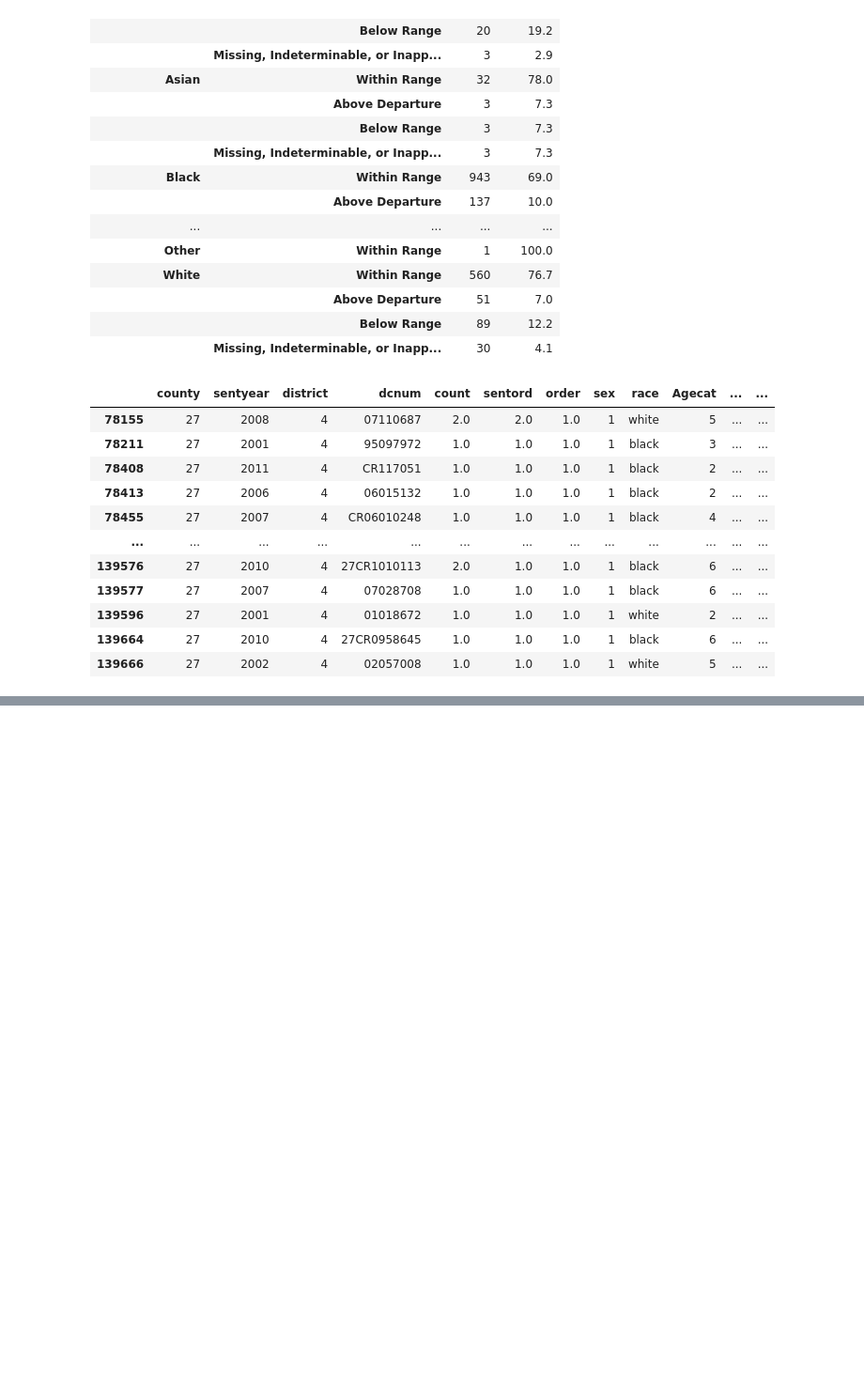
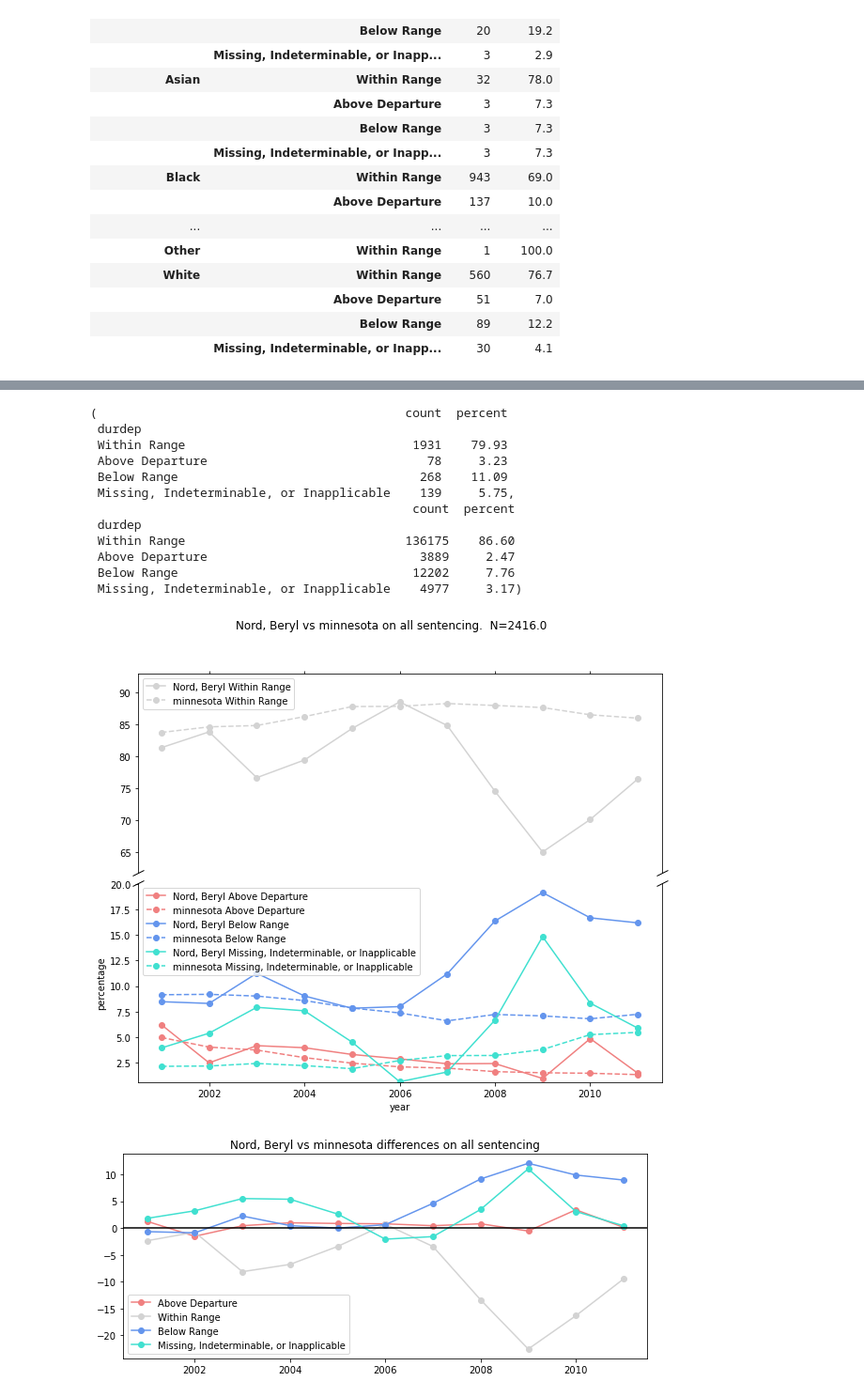
Before and after one commit to nitkiew2/QSIDE-JUSTFAIR-TOOLBOX, a Jupyter notebook: Package_testing.ipynb, the cells around one changed output, grey strips where cells are left out. Shown at 94% size. Drawn from its saved outputs; the diff is of its cells as text; code cells hidden in the pictures; blank space fills up the shorter version.

Commit message:
State wrapper funcitons for subsection vs larger section
finished adding wrapper functions for subsection to larger section analysis.

```diff
--- a/Package_testing.ipynb
+++ b/Package_testing.ipynb
@@ -179,17 +179,5 @@ output[2001]['rest']  # this prints the judge data for 2001. output[2001][1] wou
 |  | Below Range | 89 | 12.2 |
 |  | Missing, Indeterminable, or Inapp... | 30 | 4.1 |
 # %%
-minnesota.data[minnesota.data['judge']== 'Nord, Beryl']
+minnesota.compare_judge_to_state('Nord, Beryl', ['departure'], plot = True)
 # %% [output]
-|  | county | sentyear | district | dcnum | count | sentord | order | sex | race | Agecat | ... | ... |
-| 78155 | 27 | 2008 | 4 | 07110687 | 2.0 | 2.0 | 1.0 | 1 | white | 5 | ... | ... |
-| 78211 | 27 | 2001 | 4 | 95097972 | 1.0 | 1.0 | 1.0 | 1 | black | 3 | ... | ... |
-| 78408 | 27 | 2011 | 4 | CR117051 | 1.0 | 1.0 | 1.0 | 1 | black | 2 | ... | ... |
-| 78413 | 27 | 2006 | 4 | 06015132 | 1.0 | 1.0 | 1.0 | 1 | black | 2 | ... | ... |
-| 78455 | 27 | 2007 | 4 | CR06010248 | 1.0 | 1.0 | 1.0 | 1 | black | 4 | ... | ... |
-| ... | ... | ... | ... | ... | ... | ... | ... | ... | ... | ... | ... | ... |
-| 139576 | 27 | 2010 | 4 | 27CR1010113 | 2.0 | 1.0 | 1.0 | 1 | black | 6 | ... | ... |
-| 139577 | 27 | 2007 | 4 | 07028708 | 1.0 | 1.0 | 1.0 | 1 | black | 6 | ... | ... |
-| 139596 | 27 | 2001 | 4 | 01018672 | 1.0 | 1.0 | 1.0 | 1 | white | 2 | ... | ... |
-| 139664 | 27 | 2010 | 4 | 27CR0958645 | 1.0 | 1.0 | 1.0 | 1 | black | 6 | ... | ... |
-| 139666 | 27 | 2002 | 4 | 02057008 | 1.0 | 1.0 | 1.0 | 1 | white | 5 | ... | ... |
@@ -196,0 +191,14 @@ minnesota.data[minnesota.data['judge']== 'Nord, Beryl']
+(                                          count  percent
+ durdep
+ Within Range                               1931    79.93
+ Above Departure                              78     3.23
+ Below Range                                 268    11.09
+ Missing, Indeterminable, or Inapplicable    139     5.75,
+                                            count  percent
+ durdep
+ Within Range                              136175    86.60
+ Above Departure                             3889     2.47
+ Below Range                                12202     7.76
+ Missing, Indeterminable, or Inapplicable    4977     3.17)
+[figure, added]
+[figure, added]
```
Also changed, not shown: parts of 3 cells of this notebook, 4 other files.
